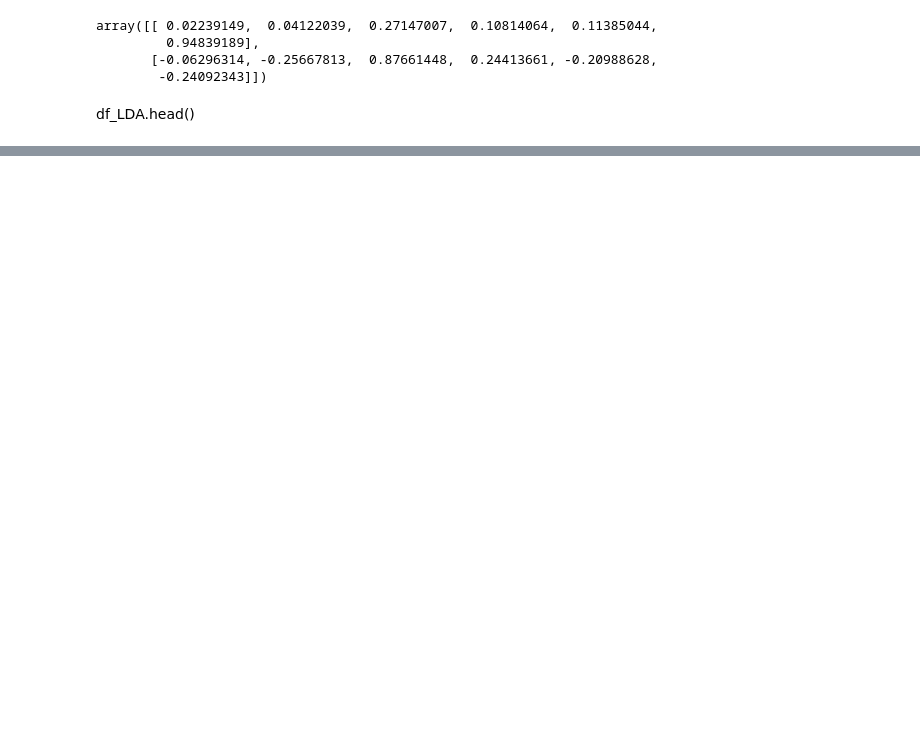
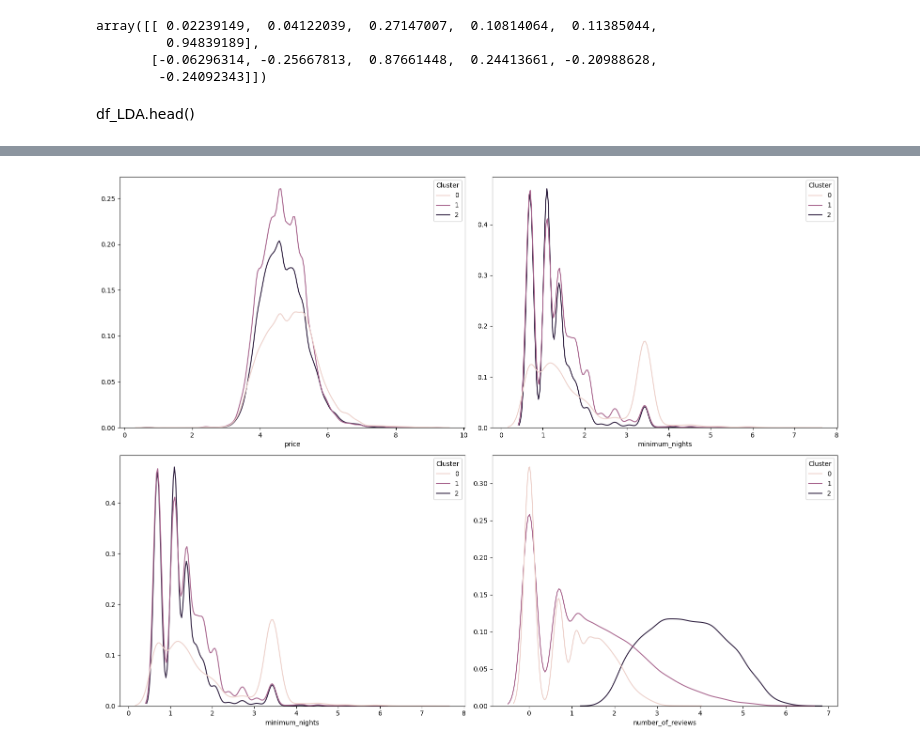
Before and after one commit to pokwir/Lighthouse-data-notes, a Jupyter notebook: Unit_5/Day_5/unsupervised-learning-/LDA PCA Viz-1.ipynb, the cells around one changed output, grey strips where cells are left out. Drawn from its saved outputs; the diff is of its cells as text; code cells hidden in the pictures; blank space fills up the shorter version.

```diff
--- a/Unit_5/Day_5/unsupervised-learning-/LDA PCA Viz-1.ipynb
+++ b/Unit_5/Day_5/unsupervised-learning-/LDA PCA Viz-1.ipynb
@@ -137,0 +156,18 @@ fig.show()
+# %%
+y = df_with_clusters['Cluster']
+X = df_with_clusters.loc[:,'price':'availability_365'].values
+# %%
+target_names = ['Cluster 0', 'Cluster 1', 'Cluster 2']
+feature_names = df_with_clusters.loc[:,'price':'availability_365'].columns
+# %%
+df = pd.DataFrame(x, columns=feature_names)
+df['Cluster'] = y
+# %%
+fig, axs = plt.subplots(2, 2, figsize=(16,12))
+for i in range (2):
+    for j in range (2):
+        sns.kdeplot(hue='Cluster', x=feature_names[i+j], data=df, ax=axs[i,j])
+        axs[i,j].set_ylabel('')
+fig.tight_layout()
+# %% [output]
+[figure, added]
```
Also changed, not shown: parts of 12 cells of this notebook, 20 other files.
